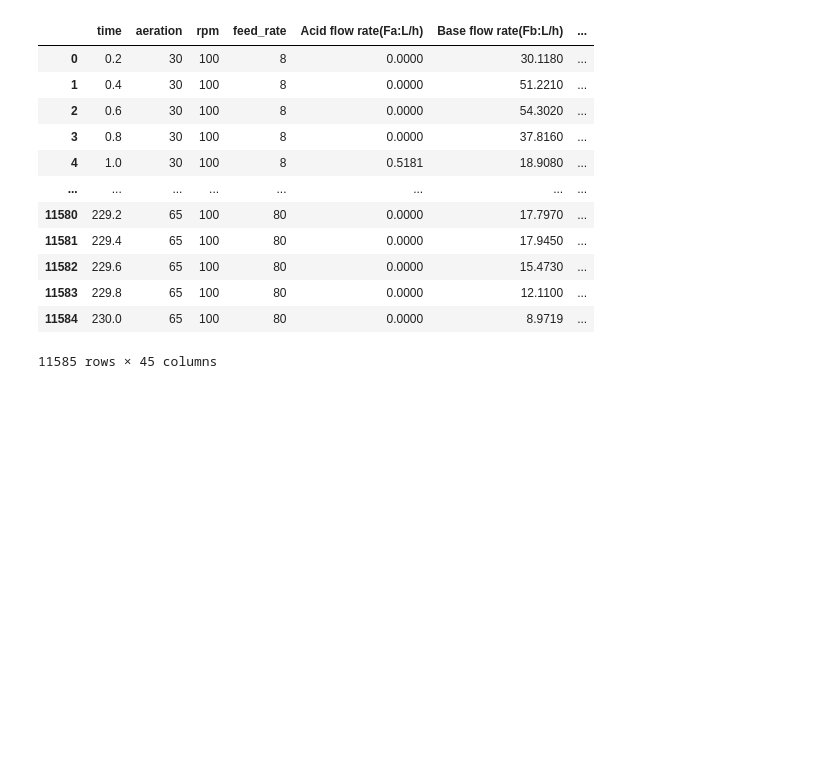
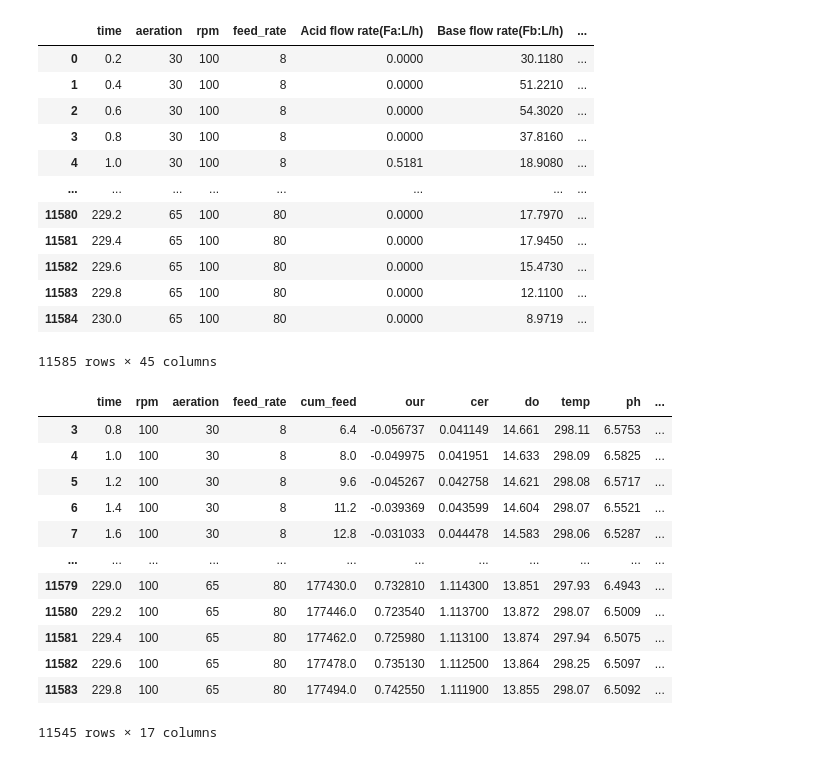
Before and after one commit to asingh1711/penicillin-bioreactor-optimization, a Jupyter notebook: Notebooks/03_model_training.ipynb, the cells around one changed output. Saved outputs shown, nothing was run; the diff lists cells and outputs as text; code cells hidden in the pictures; blank space fills up the shorter version.

```diff
--- a/Notebooks/03_model_training.ipynb
+++ b/Notebooks/03_model_training.ipynb
@@ -42,6 +42,58 @@ df
 | 11584 | 230.0 | 65 | 100 | 80 | 0.0000 | 8.9719 | ... |
 11585 rows × 45 columns
 # %%
-df["penicillin_next"] = df["penicillin"].shift(-1)
-df["biomass_next"] = df["biomass"].shift(-1)
+df["penicillin_next"] = df.groupby("batch_id")["penicillin"].shift(-1)
+df["biomass_next"] = df.groupby("batch_id")["biomass"].shift(-1)
+df = df.dropna(subset=["penicillin_next", "biomass_next"])
 #The model predicts: state(t+1)
+# %%
+features = [
+    # time / phase
+    "time",  # or "time_in_batch"
+
+    # control variables
+    "rpm",
+    "aeration",
+    "feed_rate",
+
+    # cumulative / history
+    "cum_feed",
+
+    # biological signals
+    "our",
+    "cer",
+    "do",
+
+    # environment
+    "temp",
+    "ph",
+
+    # engineered features
+    "mixing_intensity",
+    "oxygen_efficiency",
+
+    # dynamics
+    "growth_rate",
+    "penicillin_rate",
+
+    # lag features
+    "biomass_lag1",
+    "penicillin_lag1",
+    "our_lag1"  # optional but recommended
+]
+
+df[features]
+# %% [output]
+|  | time | rpm | aeration | feed_rate | cum_feed | our | cer | do | temp | ph | ... |
+| 3 | 0.8 | 100 | 30 | 8 | 6.4 | -0.056737 | 0.041149 | 14.661 | 298.11 | 6.5753 | ... |
+| 4 | 1.0 | 100 | 30 | 8 | 8.0 | -0.049975 | 0.041951 | 14.633 | 298.09 | 6.5825 | ... |
+| 5 | 1.2 | 100 | 30 | 8 | 9.6 | -0.045267 | 0.042758 | 14.621 | 298.08 | 6.5717 | ... |
+| 6 | 1.4 | 100 | 30 | 8 | 11.2 | -0.039369 | 0.043599 | 14.604 | 298.07 | 6.5521 | ... |
+| 7 | 1.6 | 100 | 30 | 8 | 12.8 | -0.031033 | 0.044478 | 14.583 | 298.06 | 6.5287 | ... |
+| ... | ... | ... | ... | ... | ... | ... | ... | ... | ... | ... | ... |
+| 11579 | 229.0 | 100 | 65 | 80 | 177430.0 | 0.732810 | 1.114300 | 13.851 | 297.93 | 6.4943 | ... |
+| 11580 | 229.2 | 100 | 65 | 80 | 177446.0 | 0.723540 | 1.113700 | 13.872 | 298.07 | 6.5009 | ... |
+| 11581 | 229.4 | 100 | 65 | 80 | 177462.0 | 0.725980 | 1.113100 | 13.874 | 297.94 | 6.5075 | ... |
+| 11582 | 229.6 | 100 | 65 | 80 | 177478.0 | 0.735130 | 1.112500 | 13.864 | 298.25 | 6.5097 | ... |
+| 11583 | 229.8 | 100 | 65 | 80 | 177494.0 | 0.742550 | 1.111900 | 13.855 | 298.07 | 6.5092 | ... |
+11545 rows × 17 columns
```
